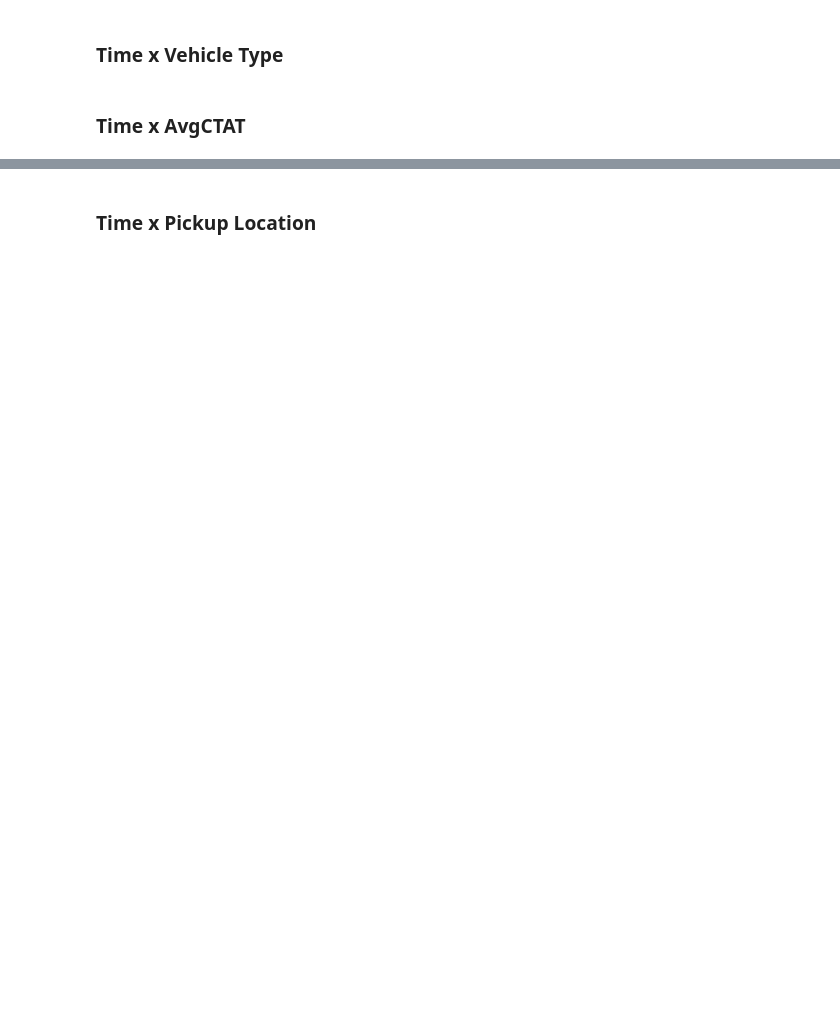
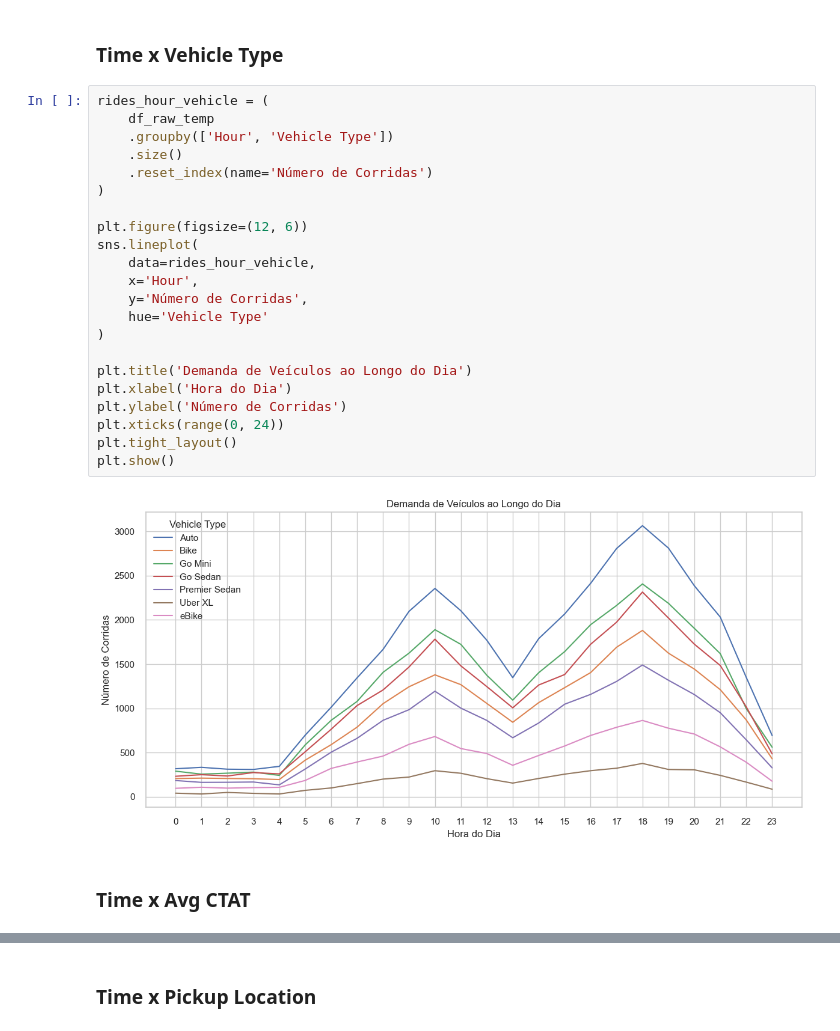
Before and after one commit to guivilela7/Uber-Data-Analytics, a Jupyter notebook: Data Layer/raw/analytics.ipynb, the cells around one changed output, grey strips where cells are left out. Drawn from its saved outputs; the diff is of its cells as text; blank space fills up the shorter version.

```diff
--- a/Data Layer/raw/analytics.ipynb
+++ b/Data Layer/raw/analytics.ipynb
@@ -100,4 +147,28 @@ Number of duplicated lines: 0
 # %% [markdown]
 ### Time x Vehicle Type
+# %%
+rides_hour_vehicle = (
+    df_raw_temp
+    .groupby(['Hour', 'Vehicle Type'])
+    .size()
+    .reset_index(name='Número de Corridas')
+)
+
+plt.figure(figsize=(12, 6))
+sns.lineplot(
+    data=rides_hour_vehicle,
+    x='Hour',
+    y='Número de Corridas',
+    hue='Vehicle Type'
+)
+
+plt.title('Demanda de Veículos ao Longo do Dia')
+plt.xlabel('Hora do Dia')
+plt.ylabel('Número de Corridas')
+plt.xticks(range(0, 24))
+plt.tight_layout()
+plt.show()
+# %% [output]
+[figure, added]
 # %% [markdown]
-### Time x AvgCTAT
+### Time x Avg CTAT
```
Also changed, not shown: parts of 21 cells of this notebook.
